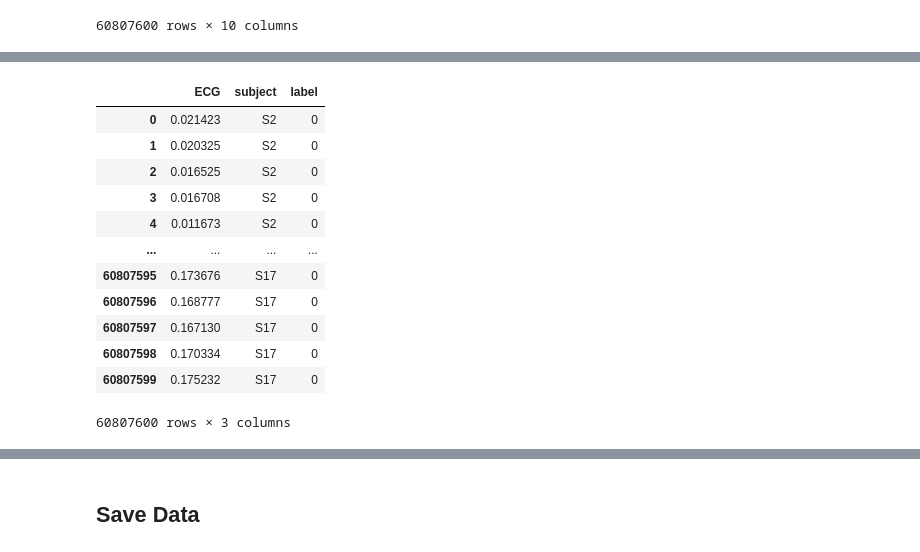
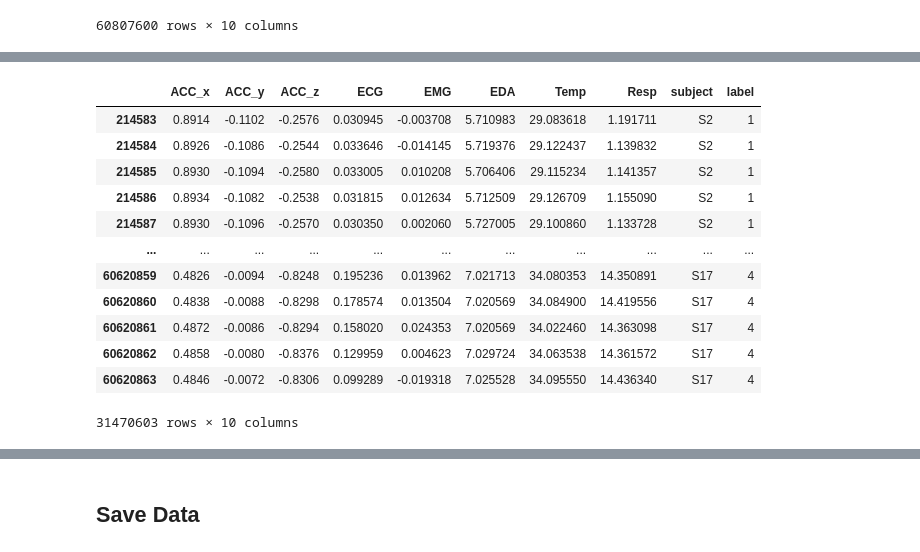
Before and after one commit to invisible-illness-project/lamina, a Jupyter notebook: notebook_experiments/create_datasets.ipynb, the cells around one changed output, grey strips where cells are left out. Cells and saved outputs as stored; diff of their text form; code cells hidden in the pictures.

```diff
--- a/notebook_experiments/create_datasets.ipynb
+++ b/notebook_experiments/create_datasets.ipynb
@@ -35,3 +35,6 @@ df
 | 60807598 | 0.9002 | -0.0408 | -0.1854 | 0.170334 | 0.005173 | 7.269669 | 33.862762 | 0.308228 | S17 | 0 |
 | 60807599 | 0.8996 | -0.0414 | -0.1862 | 0.175232 | 0.022751 | 7.268143 | 33.868835 | 0.274658 | S17 | 0 |
 60807600 rows × 10 columns
+# %%
+copy_df = df.copy()
+copy_df
@@ -40,17 +64,18 @@ df
-# %%
-df_to_save = df.loc[:, ['ECG', 'subject', 'label']]
-df_to_save
-# %% [output]
-|  | ECG | subject | label |
-| 0 | 0.021423 | S2 | 0 |
-| 1 | 0.020325 | S2 | 0 |
-| 2 | 0.016525 | S2 | 0 |
-| 3 | 0.016708 | S2 | 0 |
-| 4 | 0.011673 | S2 | 0 |
-| ... | ... | ... | ... |
-| 60807595 | 0.173676 | S17 | 0 |
-| 60807596 | 0.168777 | S17 | 0 |
-| 60807597 | 0.167130 | S17 | 0 |
-| 60807598 | 0.170334 | S17 | 0 |
-| 60807599 | 0.175232 | S17 | 0 |
-60807600 rows × 3 columns
+# %%
+filt_labels = copy_df['label'].isin([0, 5, 6, 7])
+copy_df = copy_df[~filt_labels]
+copy_df
+# %% [output]
+|  | ACC_x | ACC_y | ACC_z | ECG | EMG | EDA | Temp | Resp | subject | label |
+| 214583 | 0.8914 | -0.1102 | -0.2576 | 0.030945 | -0.003708 | 5.710983 | 29.083618 | 1.191711 | S2 | 1 |
+| 214584 | 0.8926 | -0.1086 | -0.2544 | 0.033646 | -0.014145 | 5.719376 | 29.122437 | 1.139832 | S2 | 1 |
+| 214585 | 0.8930 | -0.1094 | -0.2580 | 0.033005 | 0.010208 | 5.706406 | 29.115234 | 1.141357 | S2 | 1 |
+| 214586 | 0.8934 | -0.1082 | -0.2538 | 0.031815 | 0.012634 | 5.712509 | 29.126709 | 1.155090 | S2 | 1 |
+| 214587 | 0.8930 | -0.1096 | -0.2570 | 0.030350 | 0.002060 | 5.727005 | 29.100860 | 1.133728 | S2 | 1 |
+| ... | ... | ... | ... | ... | ... | ... | ... | ... | ... | ... |
+| 60620859 | 0.4826 | -0.0094 | -0.8248 | 0.195236 | 0.013962 | 7.021713 | 34.080353 | 14.350891 | S17 | 4 |
+| 60620860 | 0.4838 | -0.0088 | -0.8298 | 0.178574 | 0.013504 | 7.020569 | 34.084900 | 14.419556 | S17 | 4 |
+| 60620861 | 0.4872 | -0.0086 | -0.8294 | 0.158020 | 0.024353 | 7.020569 | 34.022460 | 14.363098 | S17 | 4 |
+| 60620862 | 0.4858 | -0.0080 | -0.8376 | 0.129959 | 0.004623 | 7.029724 | 34.063538 | 14.361572 | S17 | 4 |
+| 60620863 | 0.4846 | -0.0072 | -0.8306 | 0.099289 | -0.019318 | 7.025528 | 34.095550 | 14.436340 | S17 | 4 |
+31470603 rows × 10 columns
```
Also changed, not shown: parts of 13 cells of this notebook.
